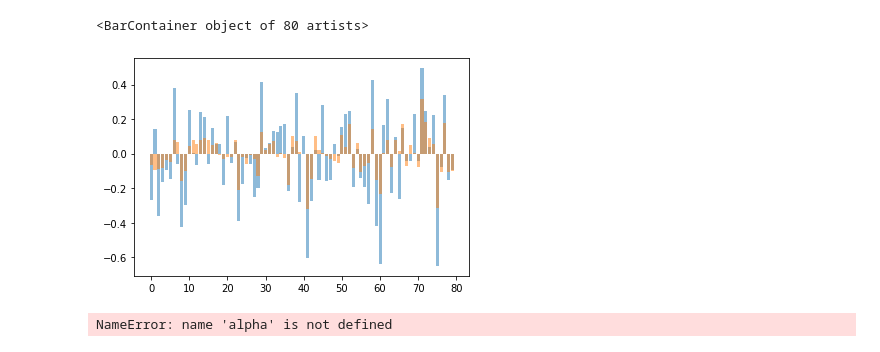
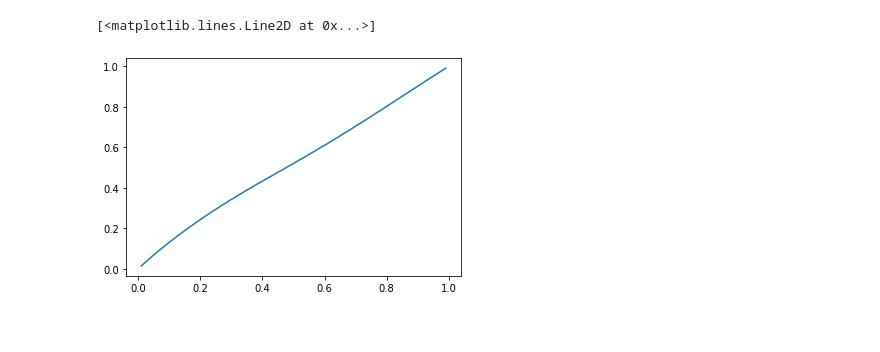
Before and after one commit to nrdg/fracridge, a Jupyter notebook: Untitled.ipynb, the cells around one changed output. Saved outputs shown, nothing was run; the diff lists cells and outputs as text; code cells hidden in the pictures.

```diff
--- a/Untitled.ipynb
+++ b/Untitled.ipynb
@@ -63,2 +44,4 @@ request_frac = 0.5
+# %%
+request_frac = np.arange(0.01, 1, 0.01)
 # %%
 request_alpha = optimize_for_frac(X, request_frac)
@@ -69,4 +48,2 @@ request_alpha
 # %%
 beta_ols = ols(X, y)
-# %%
-beta_rr = rr(X, y, alpha=request_alpha)
@@ -114,10 +49,0 @@ plt.plot(np.array([beta, beta_rr]).T)
-# %%
-plt.bar(np.arange(len(beta)), beta_ols, alpha=0.5)
-plt.bar(np.arange(len(beta)), beta_rr, alpha=0.5)
-# %% [output]
-<BarContainer object of 80 artists>
-[figure, removed]
-# %%
-alpha
-# %% [output]
-NameError: name 'alpha' is not defined
@@ -125,0 +50,11 @@ fracs.solve?
+# %%
+
+real_frac = []
+for alpha in request_alpha:
+    beta_rr = rr(X, y, alpha=alpha)
+    real_frac.append(vec_len(beta_rr) / vec_len(beta_ols))
+# %%
+plt.plot(request_frac, real_frac)
+# %% [output]
+[<matplotlib.lines.Line2D at 0x...>]
+[figure, added]
```
Also changed, not shown: parts of 28 cells of this notebook, 1 other file.
